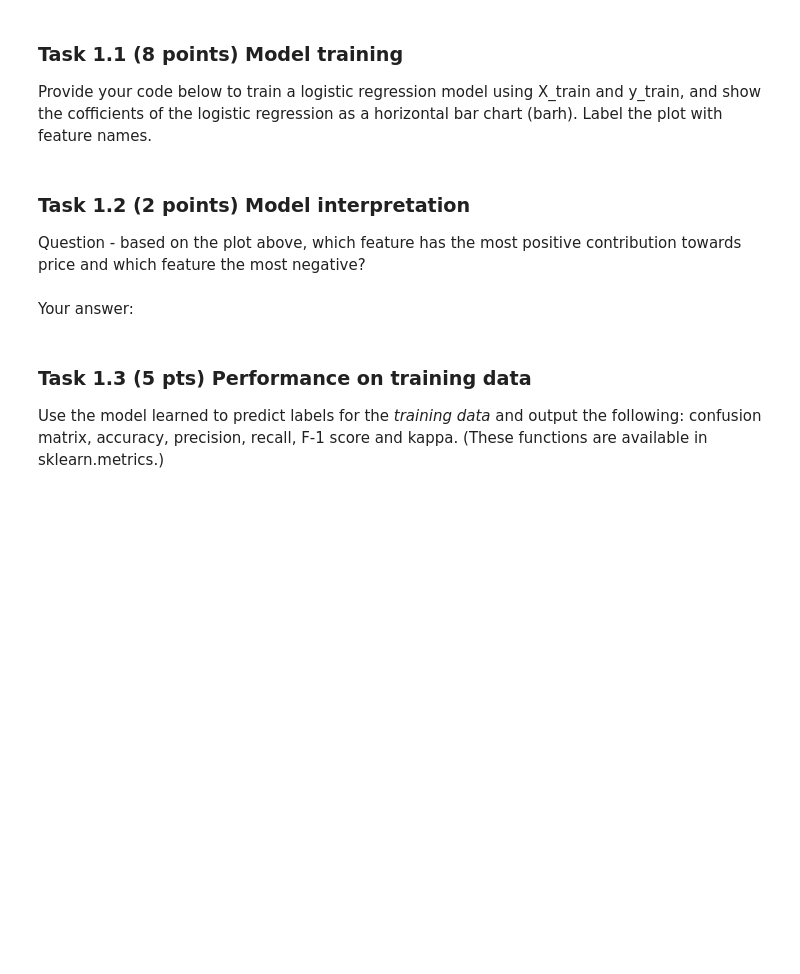
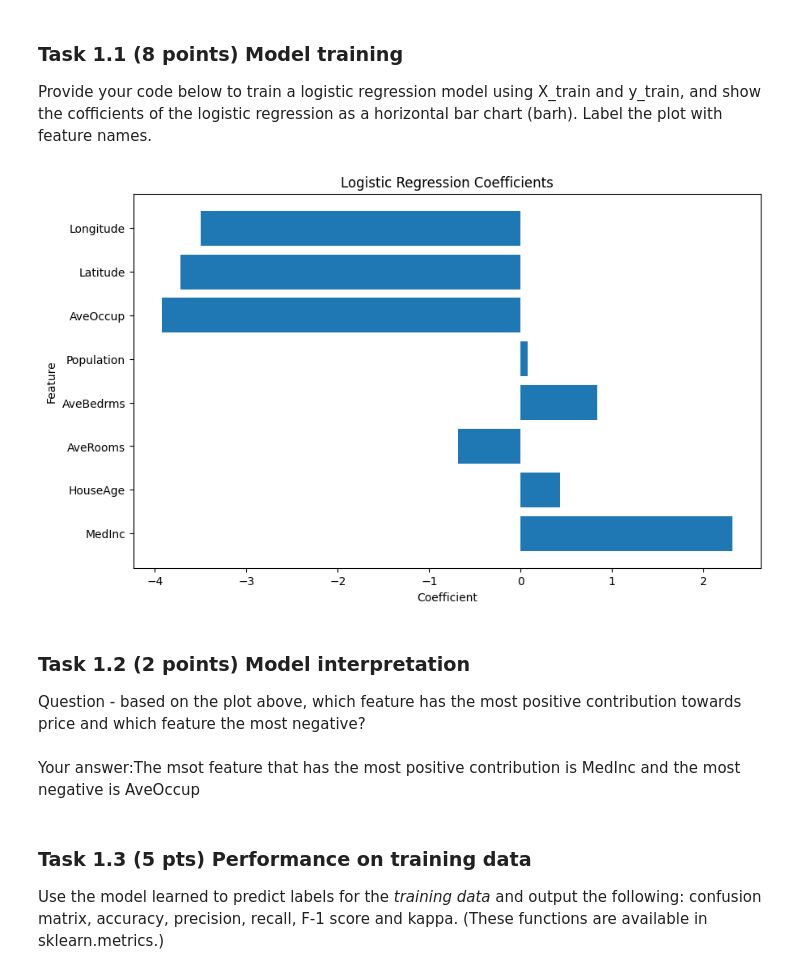
Before and after one commit to SpartanMaster-117/Gundam, a Jupyter notebook: HW5_part_2.ipynb, the cells around one changed output. Cells and saved outputs as stored; diff of their text form; code cells hidden in the pictures; blank space fills up the shorter version.

```diff
--- a/HW5_part_2.ipynb
+++ b/HW5_part_2.ipynb
@@ -99,9 +105,24 @@ print()
+# %%
+lr = linear_model.LogisticRegression(max_iter=1000)
+lr.fit(X_train, y_train)
+
+coef = lr.coef_.ravel()
+feature_names = housing['feature_names']
+
+plt.figure(figsize=(10, 6))
+plt.barh(feature_names, coef)
+plt.xlabel('Coefficient')
+plt.ylabel('Feature')
+plt.title('Logistic Regression Coefficients')
+plt.show()
+# %% [output]
+[figure, added]
 # %% [markdown]
 ### Task 1.2 (2 points) Model interpretation
 
 Question - based on the plot above, which feature has the most positive contribution towards price and which feature the most negative?
-# %% [markdown]
-Your answer:
+# %% [markdown]
+Your answer:The msot feature that has the most positive contribution is MedInc and the most negative is AveOccup
 # %% [markdown]
 ### Task 1.3	(5 pts) Performance on training data
 Use the model learned to predict labels for the *training data* and output the following: confusion matrix, accuracy, precision, recall, F-1 score and kappa. (These functions are available in sklearn.metrics.)
```
Also changed, not shown: parts of 16 cells of this notebook.
